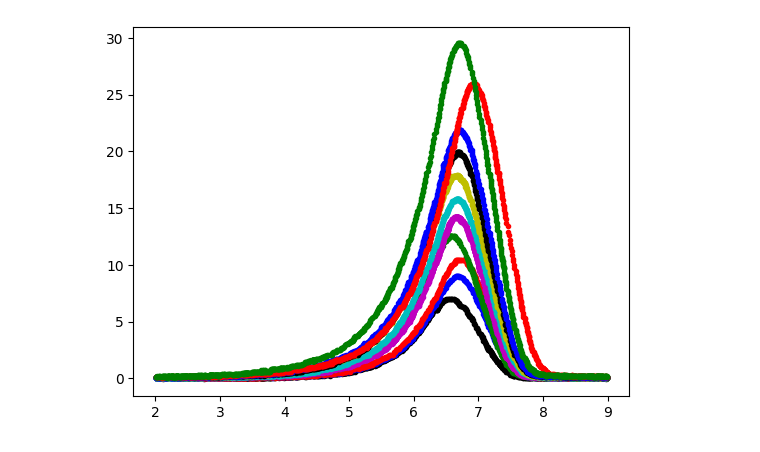
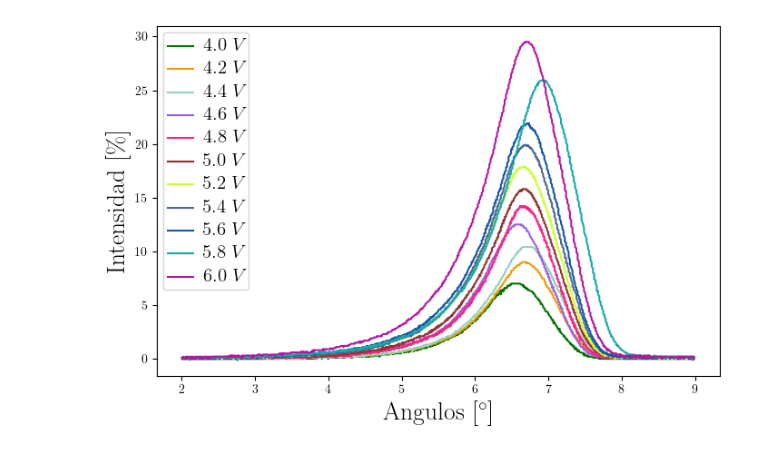
Before and after one commit to niaggar/fisica-labs, a Jupyter notebook: fisica-V-atomos/lab-4/dato.ipynb, the cells around one changed output. Drawn from its saved outputs; the diff is of its cells as text; code cells hidden in the pictures.

```diff
--- a/fisica-V-atomos/lab-4/dato.ipynb
+++ b/fisica-V-atomos/lab-4/dato.ipynb
@@ -1,71 +10,80 @@
 # %%
-import matplotlib.pyplot as plt
-import numpy as np
-import pandas as pd
-
-# Cargar datos
-df = pd.read_csv('dato.csv',  sep = ";")
+ang_init = 0
 
 #a_1 and i_1
-a_1 = df['a_1']
-i_1 = df['i_1']
+a_1 = df['a_1'].dropna()  + ang_init
+i_1 = df['i_1'].dropna()
 
 # a_2 and i_2
-a_2 = df['a_2']
-i_2 = df['i_2']
+a_2 = df['a_2'].dropna()  + ang_init
+i_2 = df['i_2'].dropna()
 
 # a_3 and i_3
-a_3 = df['a_3']
-i_3 = df['i_3']
+a_3 = df['a_3'].dropna()  + ang_init
+i_3 = df['i_3'].dropna()
 
 # a_4 and i_4
-a_4 = df['a_4']
-i_4 = df['i_4']
+a_4 = df['a_4'].dropna()  + ang_init
+i_4 = df['i_4'].dropna()
 
 # a_5 and i_5
-a_5 = df['a_5']
-i_5 = df['i_5']
+a_5 = df['a_5'].dropna()  + ang_init
+i_5 = df['i_5'].dropna()
 
 # a_6 and i_6
-a_6 = df['a_6']
-i_6 = df['i_6']
+a_6 = df['a_6'].dropna()  + ang_init
+i_6 = df['i_6'].dropna()
 
 # a_7 and i_7
-a_7 = df['a_7']
-i_7 = df['i_7']
+a_7 = df['a_7'].dropna()  + ang_init
+i_7 = df['i_7'].dropna()
 
 # a_8 and i_8
-a_8 = df['a_8']
-i_8 = df['i_8']
+a_8 = df['a_8'].dropna()  + ang_init
+i_8 = df['i_8'].dropna()
 
 # a_9 and i_9
-a_9 = df['a_9']
-i_9 = df['i_9']
+a_9 = df['a_9'].dropna()  + ang_init
+i_9 = df['i_9'].dropna()
 
 # a_10 and i_10
-a_10 = df['a_10']
-i_10 = df['i_10']
+a_10 = df['a_10'].dropna()  + ang_init
+i_10 = df['i_10'].dropna()
 
 # a_11 and i_11
-a_11 = df['a_11']
-i_11 = df['i_11']
+a_11 = df['a_11'].dropna()  + ang_init
+i_11 = df['i_11'].dropna()
 
 #intervalo
 a = 2
 b = 9
 
-#plot all
-plt.plot(a_1[(a_1>a) & (a_1<b)], i_1[(a_1>a) & (a_1<b)], 'k.', label = '1')
-plt.plot(a_2[(a_2>a) & (a_2<b)], i_2[(a_2>a) & (a_2<b)], 'b.', label = '2')
-plt.plot(a_3[(a_3>a) & (a_3<b)], i_3[(a_3>a) & (a_3<b)], 'r.', label = '3')
-plt.plot(a_4[(a_4>a) & (a_4<b)], i_4[(a_4>a) & (a_4<b)], 'g.', label = '4')
-plt.plot(a_5[(a_5>a) & (a_5<b)], i_5[(a_5>a) & (a_5<b)], 'm.', label = '5')
-plt.plot(a_6[(a_6>a) & (a_6<b)], i_6[(a_6>a) & (a_6<b)], 'c.', label = '6')
-plt.plot(a_7[(a_7>a) & (a_7<b)], i_7[(a_7>a) & (a_7<b)], 'y.', label = '7')
-plt.plot(a_8[(a_8>a) & (a_8<b)], i_8[(a_8>a) & (a_8<b)], 'k.', label = '8')
-plt.plot(a_9[(a_9>a) & (a_9<b)], i_9[(a_9>a) & (a_9<b)], 'b.', label = '9')
-plt.plot(a_10[(a_10>a) & (a_10<b)], i_10[(a_10>a) & (a_10<b)], 'r.', label = '10')
-plt.plot(a_11[(a_11>a) & (a_11<b)], i_11[(a_11>a) & (a_11<b)], 'g.', label = '11')
+fig = plt.figure()
+fig.set_figheight(5)
+fig.set_figwidth(8)
+
+plt.rc('text', usetex = True)
+plt.rc('font', family = 'serif')
+
+plt.plot(a_1[(a_1>a) & (a_1<b)], i_1[(a_1>a) & (a_1<b)], '-', color='#007200', label = '4.0 $V$')
+plt.plot(a_2[(a_2>a) & (a_2<b)], i_2[(a_2>a) & (a_2<b)], '-', color='#ee9b00', label = '4.2 $V$')
+plt.plot(a_3[(a_3>a) & (a_3<b)], i_3[(a_3>a) & (a_3<b)], '-', color='#94d2bd', label = '4.4 $V$')
+plt.plot(a_4[(a_4>a) & (a_4<b)], i_4[(a_4>a) & (a_4<b)], '-', color='#9b5de5', label = '4.6 $V$')
+plt.plot(a_5[(a_5>a) & (a_5<b)], i_5[(a_5>a) & (a_5<b)], '-', color='#f72585', label = '4.8 $V$')
+plt.plot(a_6[(a_6>a) & (a_6<b)], i_6[(a_6>a) & (a_6<b)], '-', color='#903530', label = '5.0 $V$')
+plt.plot(a_7[(a_7>a) & (a_7<b)], i_7[(a_7>a) & (a_7<b)], '-', color='#ccff33', label = '5.2 $V$')
+plt.plot(a_8[(a_8>a) & (a_8<b)], i_8[(a_8>a) & (a_8<b)], '-', color='#4F6A8D', label = '5.4 $V$')
+plt.plot(a_9[(a_9>a) & (a_9<b)], i_9[(a_9>a) & (a_9<b)], '-', color='#1556AB', label = '5.6 $V$')
+plt.plot(a_10[(a_10>a) & (a_10<b)], i_10[(a_10>a) & (a_10<b)], '-', color='#16AAAA', label = '5.8 $V$')
+plt.plot(a_11[(a_11>a) & (a_11<b)], i_11[(a_11>a) & (a_11<b)], '-', color='#b5179e', label = '6.0 $V$')
+
+legend = plt.legend(loc='upper left')
+for text in legend.texts:
+    text.set_fontsize(15)
+
+plt.xlabel('Angulos $[^{\circ}]$', fontdict = { 'color': 'black', 'size': 20 })
+plt.ylabel('Intensidad $[\%]$', fontdict = { 'color': 'black', 'size': 20 })
+
 plt.show()
 # %% [output]
-[figure, old version]
+[figure, new version]
```
Also changed, not shown: parts of 5 cells of this notebook, 1 other file.
